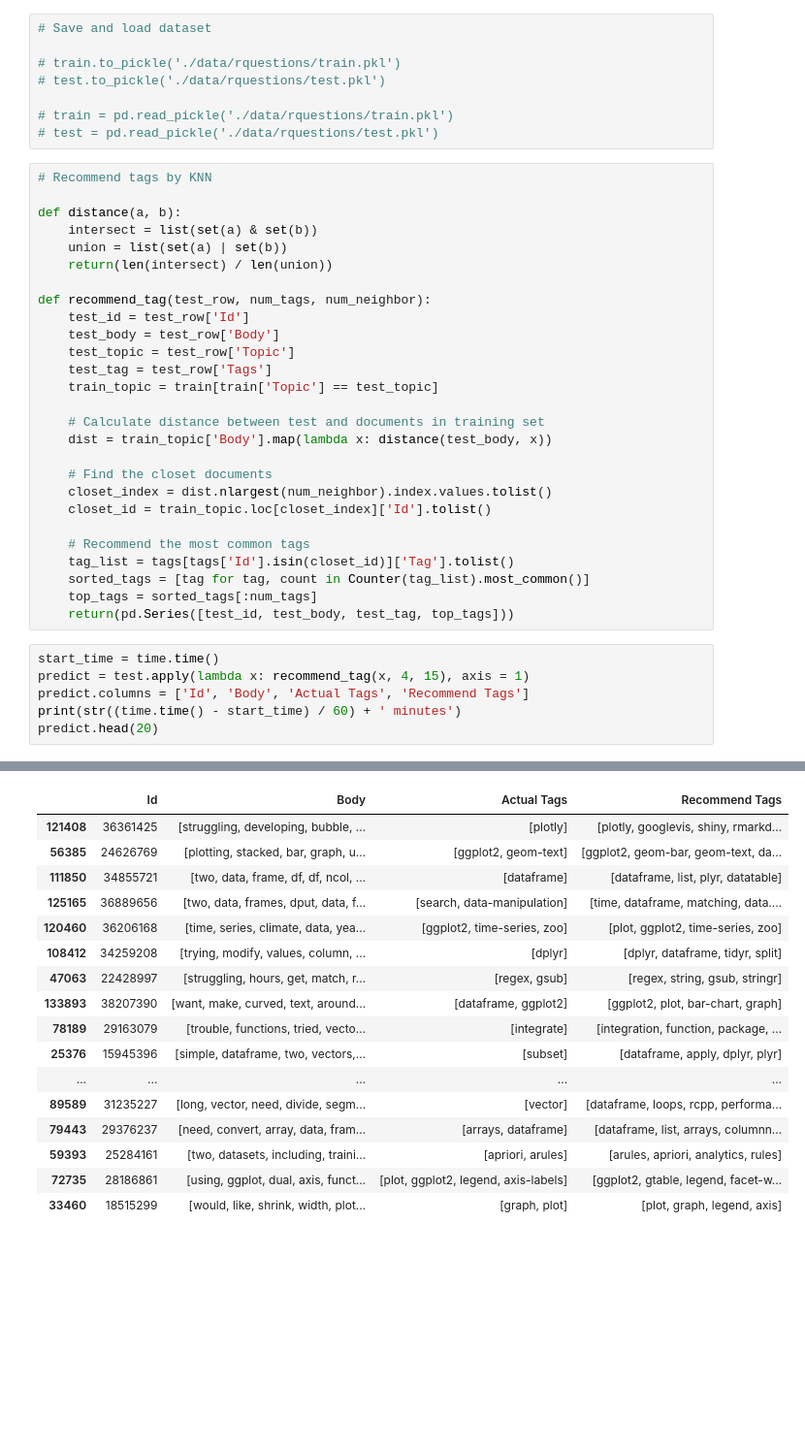
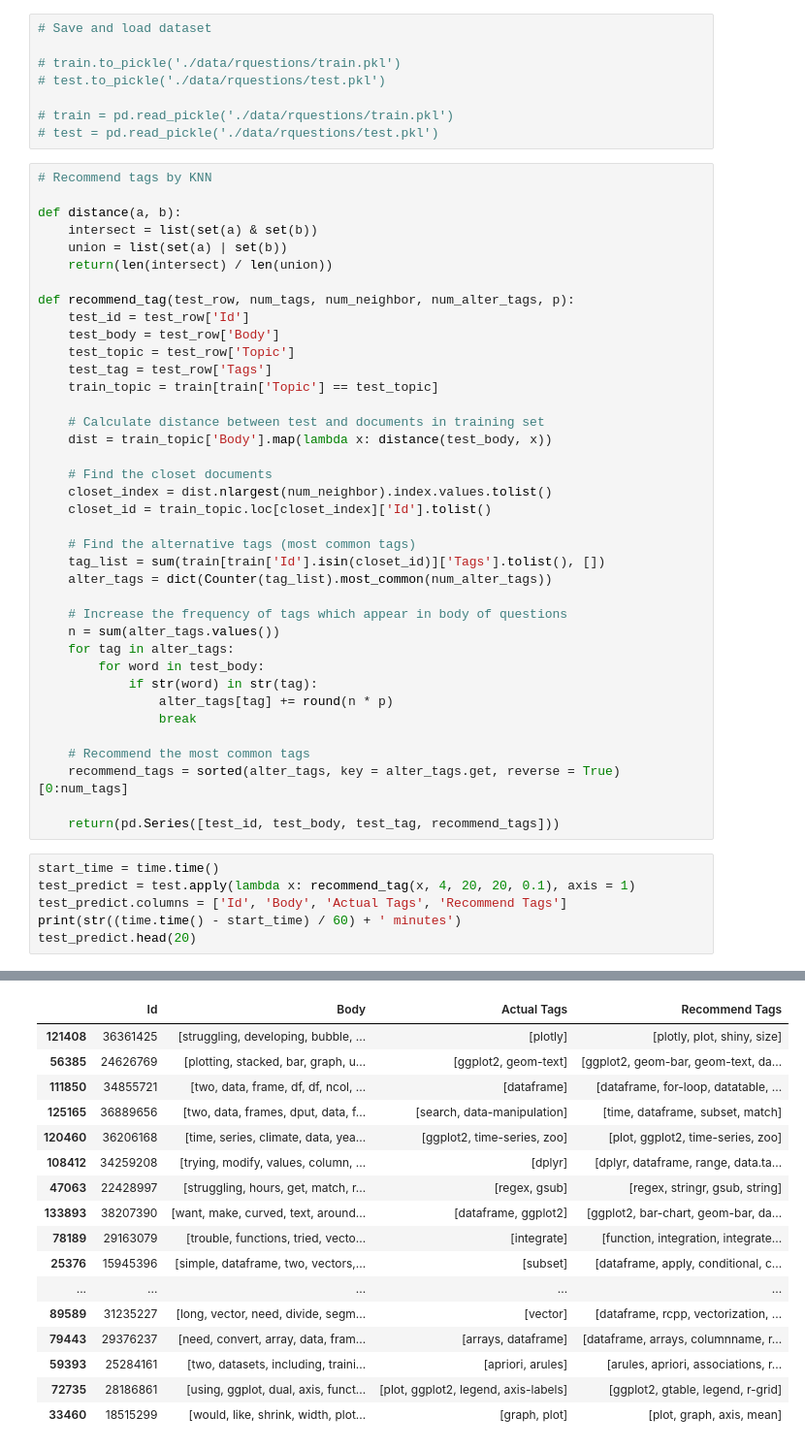
Before and after one commit to wvz/ADA-Project, a Jupyter notebook: lib/Team3_Topic Modeling and Tag Recommendation.ipynb, the cells around one changed output, grey strips where cells are left out. Shown at 97% size. Cells and saved outputs as stored; diff of their text form; blank space fills up the shorter version.

Commit message:
Tag recommendation

```diff
--- a/lib/Team3_Topic Modeling and Tag Recommendation.ipynb
+++ b/lib/Team3_Topic Modeling and Tag Recommendation.ipynb
@@ -138,7 +125,7 @@ def distance(a, b):
     union = list(set(a) | set(b))
     return(len(intersect) / len(union))
 
-def recommend_tag(test_row, num_tags, num_neighbor):
+def recommend_tag(test_row, num_tags, num_neighbor, num_alter_tags, p):
     test_id = test_row['Id']
     test_body = test_row['Body']
     test_topic = test_row['Topic']
@@ -152,15 +139,26 @@ def recommend_tag(test_row, num_tags, num_neighbor):
     closet_index = dist.nlargest(num_neighbor).index.values.tolist()
     closet_id = train_topic.loc[closet_index]['Id'].tolist()
 
+    # Find the alternative tags (most common tags)
+    tag_list = sum(train[train['Id'].isin(closet_id)]['Tags'].tolist(), [])
+    alter_tags = dict(Counter(tag_list).most_common(num_alter_tags))
+
+    # Increase the frequency of tags which appear in body of questions
+    n = sum(alter_tags.values())
+    for tag in alter_tags:
+        for word in test_body:
+            if str(word) in str(tag):
+                alter_tags[tag] += round(n * p)
+                break
+
     # Recommend the most common tags
-    tag_list = tags[tags['Id'].isin(closet_id)]['Tag'].tolist()
-    sorted_tags = [tag for tag, count in Counter(tag_list).most_common()]
-    top_tags = sorted_tags[:num_tags]
-    return(pd.Series([test_id, test_body, test_tag, top_tags]))
+    recommend_tags = sorted(alter_tags, key = alter_tags.get, reverse = True)[0:num_tags]
+
+    return(pd.Series([test_id, test_body, test_tag, recommend_tags]))
 # %%
 start_time = time.time()
-predict = test.apply(lambda x: recommend_tag(x, 4, 15), axis = 1)
-predict.columns = ['Id', 'Body', 'Actual Tags', 'Recommend Tags']
+test_predict = test.apply(lambda x: recommend_tag(x, 4, 20, 20, 0.1), axis = 1)
+test_predict.columns = ['Id', 'Body', 'Actual Tags', 'Recommend Tags']
 print(str((time.time() - start_time) / 60) + ' minutes')
-predict.head(20)
+test_predict.head(20)
 # %% [output]
@@ -168,17 +166,17 @@ predict.head(20)
 |  | Id | Body | Actual Tags | Recommend Tags |
-| 121408 | 36361425 | [struggling, developing, bubble, ... | [plotly] | [plotly, googlevis, shiny, rmarkd... |
+| 121408 | 36361425 | [struggling, developing, bubble, ... | [plotly] | [plotly, plot, shiny, size] |
 | 56385 | 24626769 | [plotting, stacked, bar, graph, u... | [ggplot2, geom-text] | [ggplot2, geom-bar, geom-text, da... |
-| 111850 | 34855721 | [two, data, frame, df, df, ncol, ... | [dataframe] | [dataframe, list, plyr, datatable] |
-| 125165 | 36889656 | [two, data, frames, dput, data, f... | [search, data-manipulation] | [time, dataframe, matching, data.... |
+| 111850 | 34855721 | [two, data, frame, df, df, ncol, ... | [dataframe] | [dataframe, for-loop, datatable, ... |
+| 125165 | 36889656 | [two, data, frames, dput, data, f... | [search, data-manipulation] | [time, dataframe, subset, match] |
 | 120460 | 36206168 | [time, series, climate, data, yea... | [ggplot2, time-series, zoo] | [plot, ggplot2, time-series, zoo] |
-| 108412 | 34259208 | [trying, modify, values, column, ... | [dplyr] | [dplyr, dataframe, tidyr, split] |
-| 47063 | 22428997 | [struggling, hours, get, match, r... | [regex, gsub] | [regex, string, gsub, stringr] |
-| 133893 | 38207390 | [want, make, curved, text, around... | [dataframe, ggplot2] | [ggplot2, plot, bar-chart, graph] |
-| 78189 | 29163079 | [trouble, functions, tried, vecto... | [integrate] | [integration, function, package, ... |
-| 25376 | 15945396 | [simple, dataframe, two, vectors,... | [subset] | [dataframe, apply, dplyr, plyr] |
+| 108412 | 34259208 | [trying, modify, values, column, ... | [dplyr] | [dplyr, dataframe, range, data.ta... |
+| 47063 | 22428997 | [struggling, hours, get, match, r... | [regex, gsub] | [regex, stringr, gsub, string] |
+| 133893 | 38207390 | [want, make, curved, text, around... | [dataframe, ggplot2] | [ggplot2, bar-chart, geom-bar, da... |
+| 78189 | 29163079 | [trouble, functions, tried, vecto... | [integrate] | [function, integration, integrate... |
+| 25376 | 15945396 | [simple, dataframe, two, vectors,... | [subset] | [dataframe, apply, conditional, c... |
 | ... | ... | ... | ... | ... |
-| 89589 | 31235227 | [long, vector, need, divide, segm... | [vector] | [dataframe, loops, rcpp, performa... |
-| 79443 | 29376237 | [need, convert, array, data, fram... | [arrays, dataframe] | [dataframe, list, arrays, columnn... |
-| 59393 | 25284161 | [two, datasets, including, traini... | [apriori, arules] | [arules, apriori, analytics, rules] |
-| 72735 | 28186861 | [using, ggplot, dual, axis, funct... | [plot, ggplot2, legend, axis-labels] | [ggplot2, gtable, legend, facet-w... |
-| 33460 | 18515299 | [would, like, shrink, width, plot... | [graph, plot] | [plot, graph, legend, axis] |
+| 89589 | 31235227 | [long, vector, need, divide, segm... | [vector] | [dataframe, rcpp, vectorization, ... |
+| 79443 | 29376237 | [need, convert, array, data, fram... | [arrays, dataframe] | [dataframe, arrays, columnname, r... |
+| 59393 | 25284161 | [two, datasets, including, traini... | [apriori, arules] | [arules, apriori, associations, r... |
+| 72735 | 28186861 | [using, ggplot, dual, axis, funct... | [plot, ggplot2, legend, axis-labels] | [ggplot2, gtable, legend, r-grid] |
+| 33460 | 18515299 | [would, like, shrink, width, plot... | [graph, plot] | [plot, graph, axis, mean] |
```
Also changed, not shown: parts of 7 cells of this notebook.
